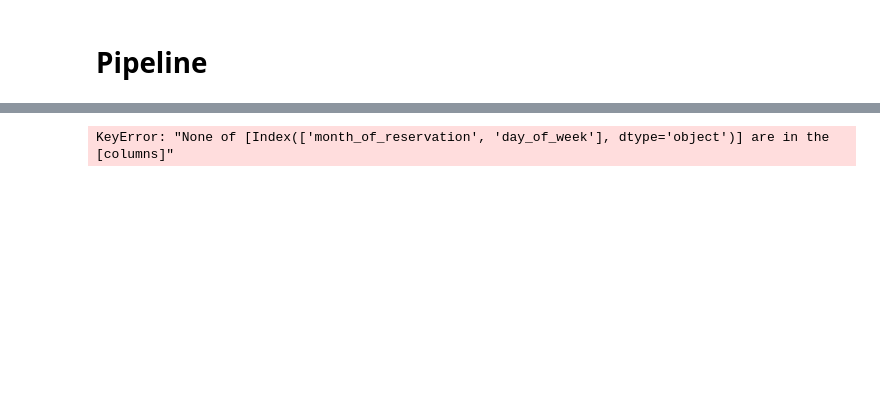
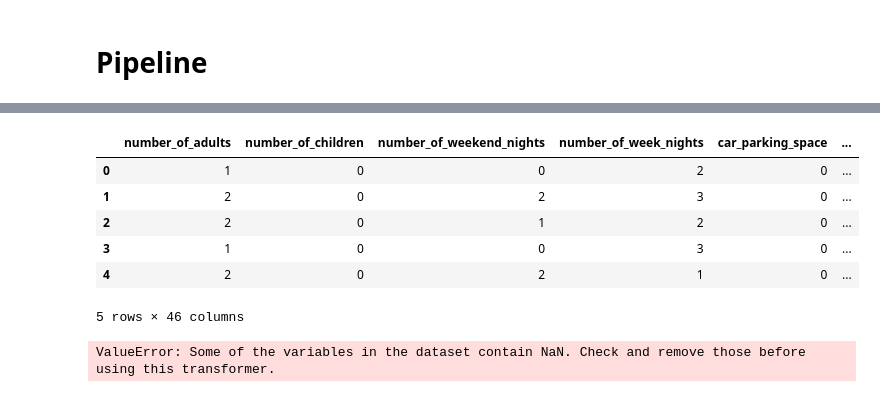
Before and after one commit to Morgan-Sell/no-vacancy, a Jupyter notebook: no_vacancy_eda.ipynb, the cells around one changed output, grey strips where cells are left out. Cells and saved outputs as stored; diff of their text form; code cells hidden in the pictures; blank space fills up the shorter version.

```diff
--- a/no_vacancy_eda.ipynb
+++ b/no_vacancy_eda.ipynb
@@ -1263,9 +1182,40 @@ class NoVacancyDataProcessingTransformer(TransformerMixin):
+# %%
+from sklearn.pipeline import Pipeline
+
+# Instantiate imputer
+imputer = CategoricalImputer(
+    imputation_method="frequent",
+    variables=["month_of_reservation", "day_of_week"],
+)
+
+# Instantiate encoder
+categorical_vars_to_ohe_transform = [
+    "type_of_meal",
+    "room_type",
+    "market_segment_type",
+    "month_of_reservation",
+    "day_of_week",
+]
+encoder = OneHotEncoder(variables=categorical_vars_to_ohe_transform)
+
+# Set up and run pipeline
+pipeline = Pipeline([
+    ("imputer", imputer),
+    ("ohe", encoder)
+])
+
+X_train_transformed = pipeline.fit_transform(X_train_prcsd)
+# %%
+X_train_transformed.head()
+# %% [output]
+|  | number_of_adults | number_of_children | number_of_weekend_nights | number_of_week_nights | car_parking_space | ... |
+| 0 | 1 | 0 | 0 | 2 | 0 | ... |
+| 1 | 2 | 0 | 2 | 3 | 0 | ... |
+| 2 | 2 | 0 | 1 | 2 | 0 | ... |
+| 3 | 1 | 0 | 0 | 3 | 0 | ... |
+| 4 | 2 | 0 | 2 | 1 | 0 | ... |
+5 rows × 46 columns
 # %%
-from sklearn.pipeline import Pipeline
-
-
-
-
 # Instantiate Transfomers
 # Fill N/As
 imputer = CategoricalImputer(
@@ -1292,16 +1242,18 @@ numerical_vars_to_transform = [
 ]
 
 
-transformer = NoVacancyDataProcessingTransformer(
+transformer = NoVacancyFeatureEngineeringTransformer(
     imputer=imputer,
     numerical_vars=numerical_vars_to_transform,
     categorical_vars_ohe=categorical_vars_to_ohe_transform,
     ohe=encoder
 )
 
-transformer.fit(X_train)
+transformer.fit(X_train_prcsd)
+
+X_train_tr = transformer.transform(X_train_prcsd)
 # %% [output]
-KeyError: "None of [Index(['month_of_reservation', 'day_of_week'], dtype='object')] are in the [columns]"
+ValueError: Some of the variables in the dataset contain NaN. Check and remove those before using this transformer.
 # %%
 numerical_vars_to_transform = ["number_of_weekend_nights", "number_of_week_nights", "lead_time", "average_price"]
 # %%
```
Also changed, not shown: parts of 24 cells of this notebook.
